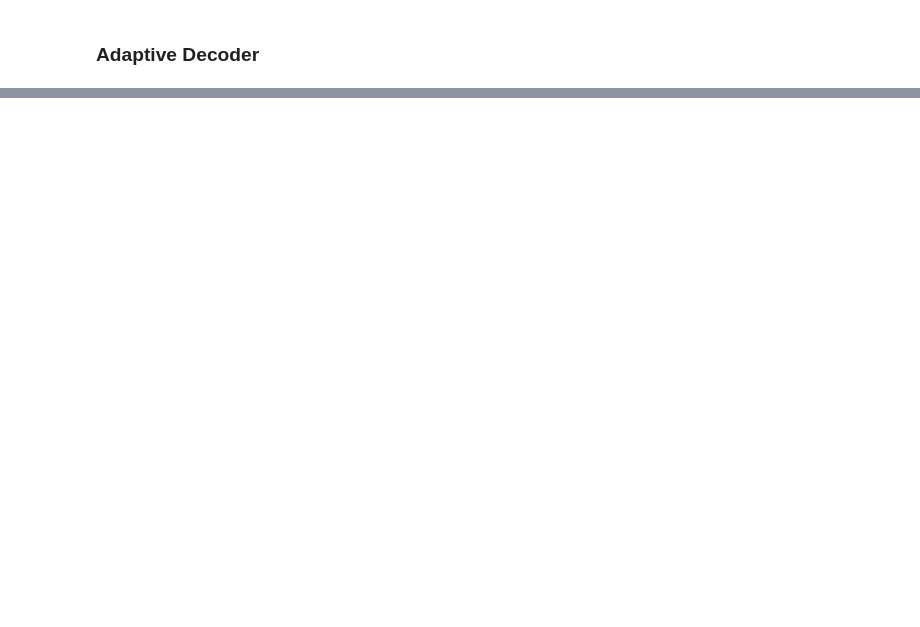
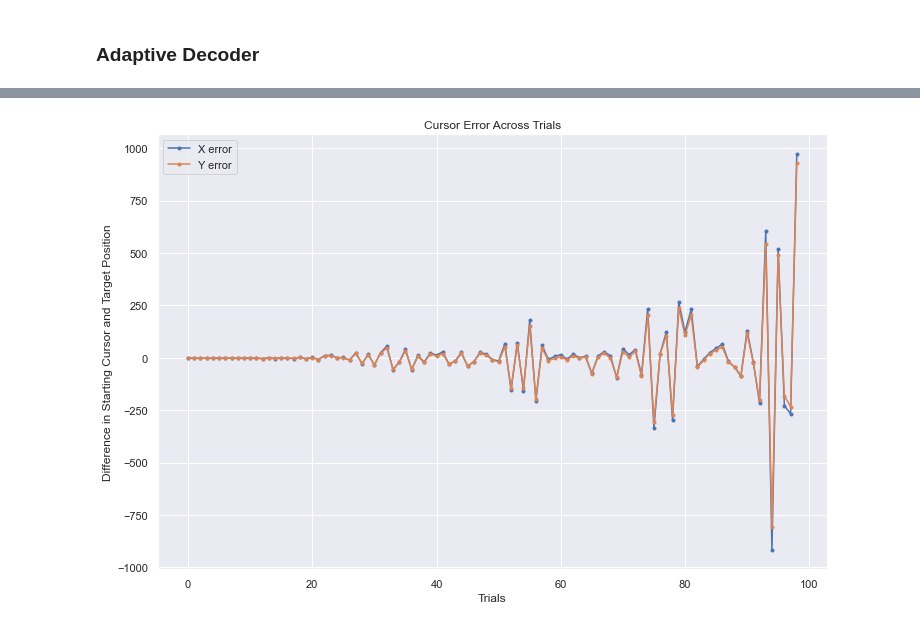
Before and after one commit to mmadduri/BMI_Model, a Jupyter notebook: BMIModel_AdaptiveDecoder.ipynb, the cells around one changed output, grey strips where cells are left out. Drawn from its saved outputs; the diff is of its cells as text; code cells hidden in the pictures; blank space fills up the shorter version.

```diff
--- a/BMIModel_AdaptiveDecoder.ipynb
+++ b/BMIModel_AdaptiveDecoder.ipynb
@@ -96,7 +96,11 @@ def decoder_findY(decoder_params, brain_params):
     (fr_curr, targ) = brain_params
     a_vect = a_vect_in.copy()
     k_matx = k_matx_in.copy()
-    cursor_pos = a_vect + np.dot(k_matx, np.squeeze(np.asarray(fr_curr)))
+    cursor_pos = np.zeros( (NUM_DIM, 1))
+    cursor_pos = a_vect.reshape(NUM_DIM, 1) +  (np.matmul(k_matx, fr_curr))
+#     print("in decoder_findY")
+#     print(cursor_pos)
+#     print(np.shape(cursor_pos))
     return (cursor_pos)
 
 # Function uses stochastic gradient descent to adjust decoder parameters
@@ -365,37 +367,39 @@ def findNextTarget(curr_cursor, prev_targ):
 # K_matx = 2 x N
 # A = 2 x 1
 
-NUM_NEURONS = 2
+NUM_NEURONS = 10
 NUM_DIM = 2
 NUM_LAMBDA = NUM_DIM + 1
 
 print("INITIAL CONDITIONS")
 print("NUM NEURONS = " + str(NUM_NEURONS))
 # target position
-TARGET_VECTOR = np.array( [1 ,1])
-TARGET_ERROR = np.array([0, 0])
-TARGET_VECTOR_ERR = TARGET_VECTOR + TARGET_ERROR
-print("initial target = " + str(TARGET_VECTOR_ERR))
+TARGET_VECTOR = np.array([[1] , [1]])
+print(np.shape(TARGET_VECTOR))
+print("initial target = " + str(TARGET_VECTOR))
 
 # firing rate
 fr_init = np.zeros( (NUM_NEURONS, 1) )
 
 # BASELINE (b)
-BASELINE = (0*np.random.random_sample(NUM_NEURONS)).astype(int) # random float [0, 1)
+BASELINE = (0*np.random.random_sample(NUM_NEURONS))  # random float [0, 10)
 print("baseline shape = " + str(np.shape(BASELINE)))
 print("b =" + str(BASELINE))
 
 # decoder initial paramters
+# IDEAL: y = a + Kf = a + K(b + Wt) = a + Kb + KWt
+# in order for y = t, want: a + Kb --> 0 and KW --> Identity matx
 K_MATX = np.random.random_sample( (NUM_DIM, NUM_NEURONS) ) # random float [0, 1)
-A_VECT = (- np.matmul(K_MATX, BASELINE)) * 0
+A_VECT = (-np.matmul(K_MATX, BASELINE))*0
 print("K MATX = " + str(K_MATX))
 print("A = " + str(A_VECT))
 
 # lambda
 lambda_init = np.zeros((NUM_NEURONS, NUM_LAMBDA))
-W_init = np.linalg.pinv(K_MATX) + np.random.random_sample( (NUM_NEURONS, NUM_DIM) )
-print("W init shape = " + str(np.shape(W_init)))
-lambda_init[:, 0  ] = np.array([BASELINE])        # lambda[0] = baseline
+W_init = np.linalg.pinv(K_MATX)
+W_rand = 0*np.random.random_sample( (NUM_NEURONS, NUM_DIM) )
+W_init = W_init + W_rand
+lambda_init[:, 0] = np.array([BASELINE])        # lambda[0] = baseline
 lambda_init[:, 1:3] = W_init
 print("lambda init = ")
 print(lambda_init)
@@ -414,7 +418,7 @@ K_VAR = 3
 # Brain
 FR_SIGMA = 1
 FR_DELTA = 1
-FR_DIST_SIZE = 10
+FR_DIST_SIZE = 100
 
 # Decoder
 # A_RATE = 1e-4
@@ -608,0 +680,11 @@ lambda end of trial = [[ 0.          1.04313403
+# %%
+plt.figure(figsize = (12, 8))
+plt.plot(start_x_mean - targ_x_mean, linestyle = '-', marker = '.', label = 'X error')
+plt.plot(start_y_mean - targ_y_mean, linestyle = '-', marker = '.', label = 'Y error' )
+plt.legend()
+plt.xlabel('Trials')
+plt.ylabel('Difference in Starting Cursor and Target Position')
+plt.title('Cursor Error Across Trials')
+plt.show()
+# %% [output]
+[figure, added]
```
Also changed, not shown: parts of 8 cells of this notebook, 1 other file.
